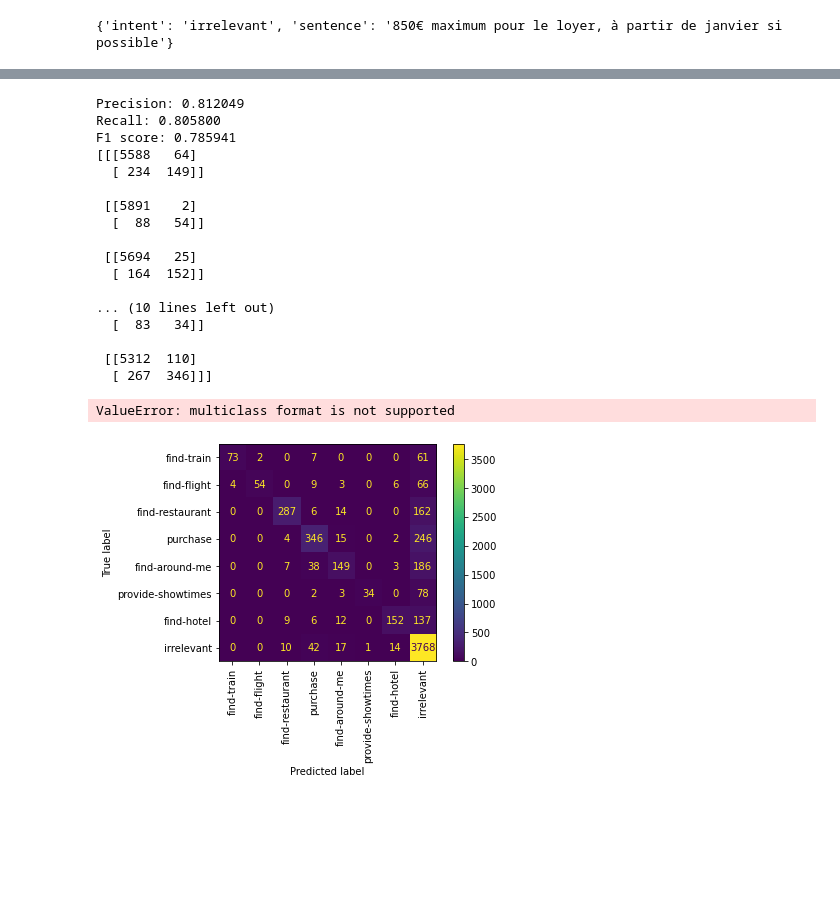
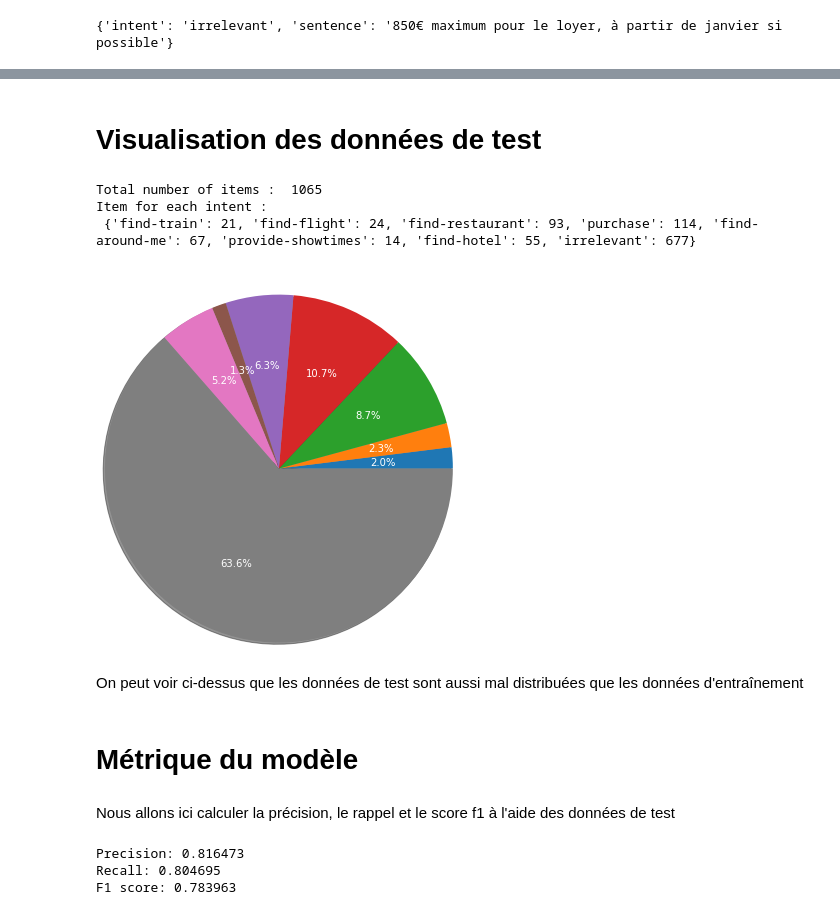
Before and after one commit to bnicol-ensc/IngeLogIAIdiwii, a Jupyter notebook: notebooks/dataVisualisation.ipynb, the cells around one changed output, grey strips where cells are left out. Drawn from its saved outputs; the diff is of its cells as text; code cells hidden in the pictures; blank space fills up the shorter version.

```diff
--- a/notebooks/dataVisualisation.ipynb
+++ b/notebooks/dataVisualisation.ipynb
@@ -57,8 +40,8 @@ LOSS      P       R       F1
 with open('../data/processed/training_set.json') as f:
   trainingData = json.load(f)
 
-# Creating a dataframe with the training data
-d_trainingData = pd.DataFrame(trainingData)
+with open('../data/processed/testing_set.json') as f:
+  testingData = json.load(f)
 
 # Sentence example
 print(trainingData[0])
@@ -108,42 +66,0 @@ resultsMax = [max(x, key=x.get) for x in results]
-# %%
-# precision tp / (tp + fp)
-precision = precision_score(testLabel, resultsMax, average="weighted")
-print('Precision: %f' % precision)
-# recall: tp / (tp + fn)
-recall = recall_score(testLabel, resultsMax, average="weighted")
-print('Recall: %f' % recall)
-# f1: 2 tp / (2 tp + fp + fn)
-f1 = f1_score(testLabel, resultsMax, average="weighted")
-print('F1 score: %f' % f1)
-
-#Confusion matrix for each label
-print(multilabel_confusion_matrix(testLabel, resultsMax))
-
-#Global confusion matrix
-display_labels = ["find-train","find-flight","find-restaurant","purchase","find-around-me","provide-showtimes","find-hotel","irrelevant"]
-cm = confusion_matrix(testLabel, resultsMax, labels=display_labels)
-
-
-disp = ConfusionMatrixDisplay(confusion_matrix=cm, display_labels=display_labels)
-
-disp.plot(xticks_rotation='vertical')
-# %% [output]
-Precision: 0.812049
-Recall: 0.805800
-F1 score: 0.785941
-[[[5588   64]
-  [ 234  149]]
-
- [[5891    2]
-  [  88   54]]
-
- [[5694   25]
-  [ 164  152]]
-
-... (10 lines left out)
-  [  83   34]]
-
- [[5312  110]
-  [ 267  346]]]
-ValueError: multiclass format is not supported
-[figure, removed]
@@ -175,0 +67,21 @@ for i in range(n_classes):
+# %% [markdown]
+# Visualisation des données de test
+# %%
+print("Total number of items : ", totalNumberOfItems(testingData))
+
+classes = itemsInClasses(testingData)
+print("Item for each intent :\n", classes)
+
+#Distribution plot
+classesDistribution(testingData, classes)
+# %% [output]
+Total number of items :  1065
+Item for each intent :
+ {'find-train': 21, 'find-flight': 24, 'find-restaurant': 93, 'purchase': 114, 'find-around-me': 67, 'provide-showtimes': 14, 'find-hotel': 55, 'irrelevant': 677}
+[figure, added]
+# %% [markdown]
+On peut voir ci-dessus que les données de test sont aussi mal distribuées que les données d'entraînement
+# %% [markdown]
+# Métrique du modèle
+# %% [markdown]
+Nous allons ici calculer la précision, le rappel et le score f1 à l'aide des données de test
@@ -175,0 +95,11 @@ for i in range(n_classes):
+# %%
+# Computing precision, recall and f1
+precision, recall, f1 = computeMetrics(testIntent, resultsMax)
+
+print('Precision: %f' % precision)
+print('Recall: %f' % recall)
+print('F1 score: %f' % f1)
+# %% [output]
+Precision: 0.816473
+Recall: 0.804695
+F1 score: 0.783963
```
Also changed, not shown: parts of 20 cells of this notebook, 5 other files.
